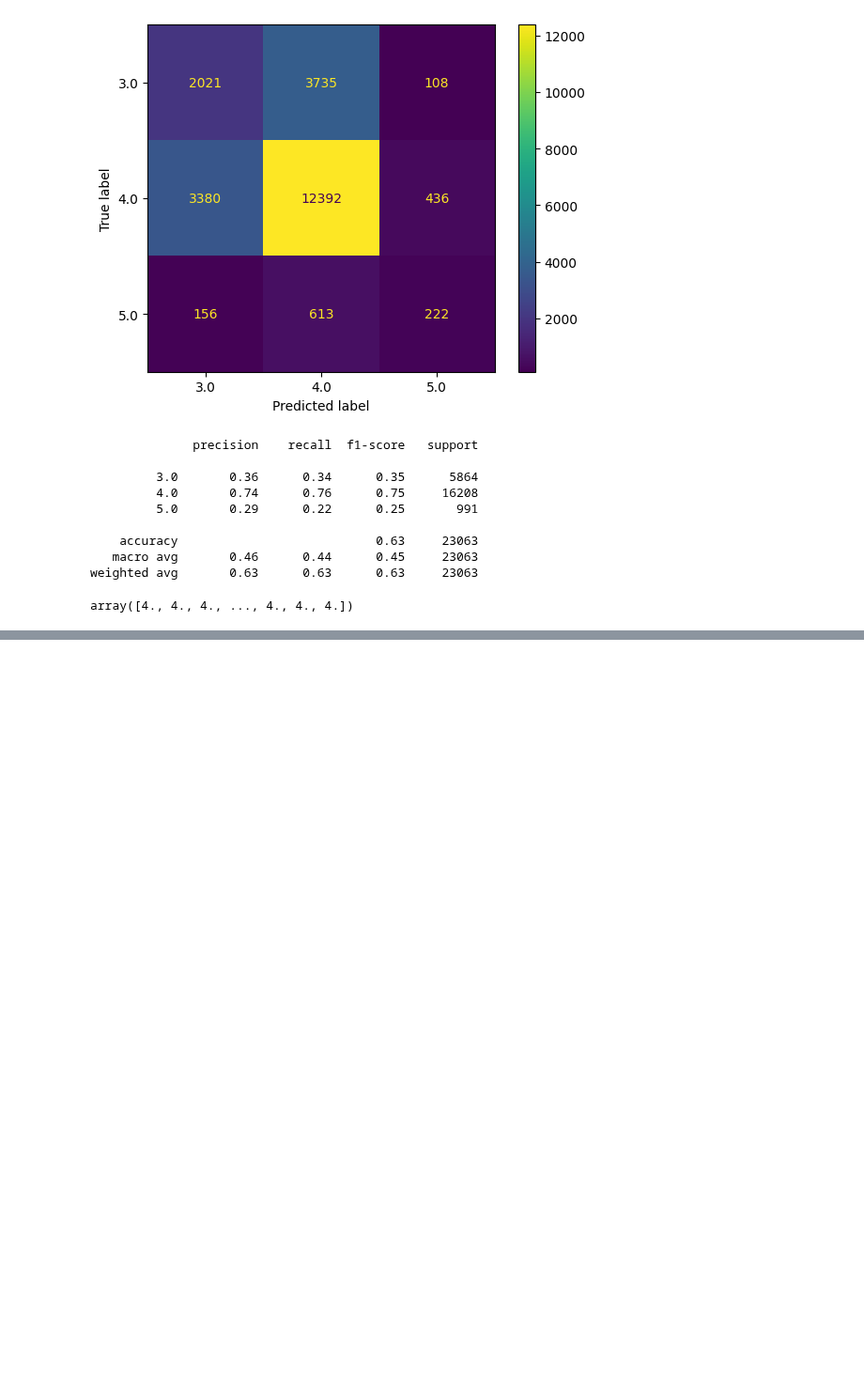
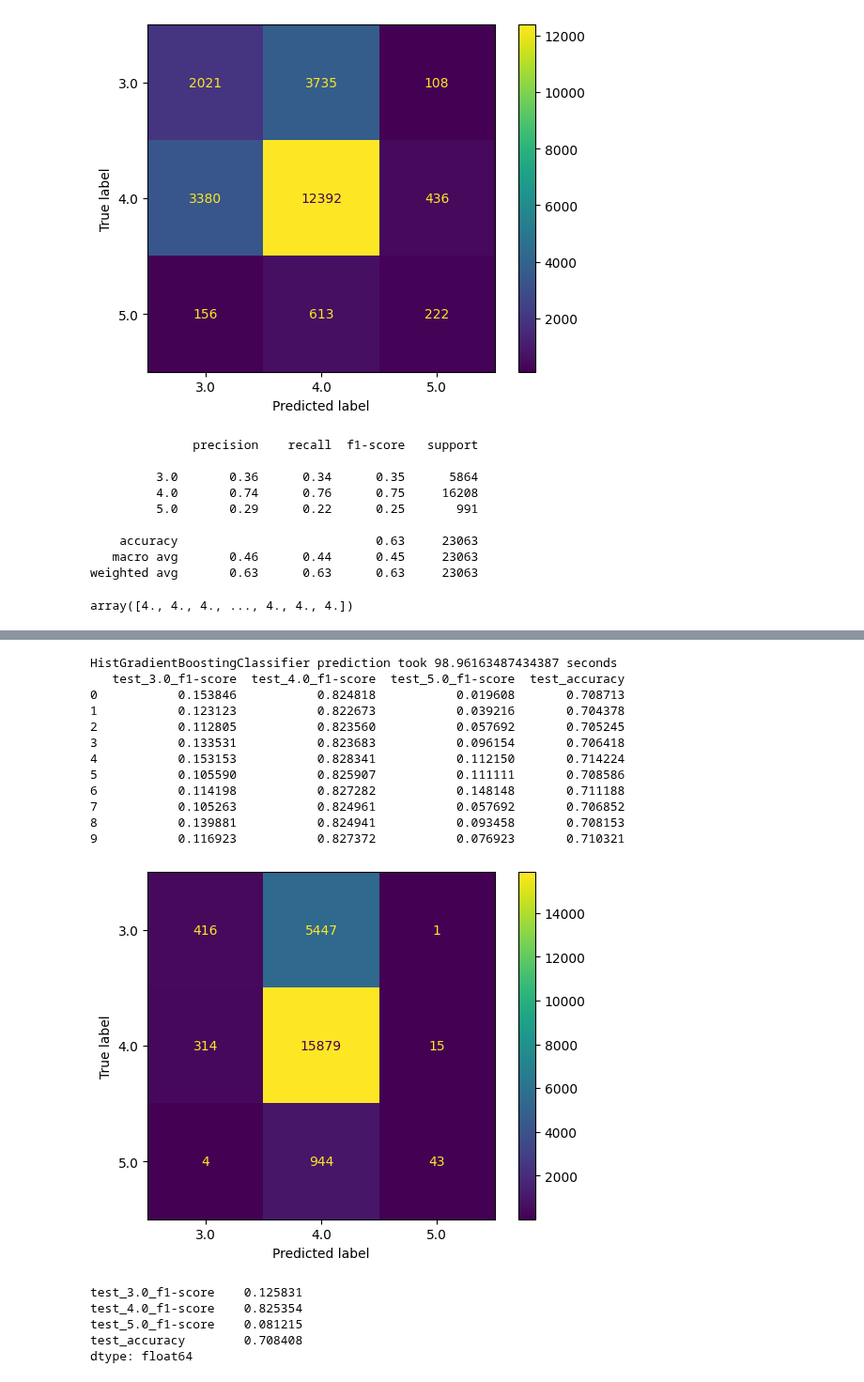
Before and after one commit to 7angel4/Goodreads-rating-classification, a Jupyter notebook: Appendix.ipynb, the cells around one changed output, grey strips where cells are left out. Shown at 94% size. Cells and saved outputs as stored; diff of their text form; code cells hidden in the pictures; blank space fills up the shorter version.

```diff
--- a/Appendix.ipynb
+++ b/Appendix.ipynb
@@ -878,0 +961,23 @@ array([4., 4., 4., ..., 4., 4., 4.])
+# %%
+hgb = HistGradientBoostingClassifier(random_state=30027, max_leaf_nodes=30, learning_rate=0.1)
+hgb.fit(X, y)
+cross_val_report(hgb, X, y)[1]
+# %% [output]
+HistGradientBoostingClassifier prediction took 98.96163487434387 seconds
+   test_3.0_f1-score  test_4.0_f1-score  test_5.0_f1-score  test_accuracy
+0           0.153846           0.824818           0.019608       0.708713
+1           0.123123           0.822673           0.039216       0.704378
+2           0.112805           0.823560           0.057692       0.705245
+3           0.133531           0.823683           0.096154       0.706418
+4           0.153153           0.828341           0.112150       0.714224
+5           0.105590           0.825907           0.111111       0.708586
+6           0.114198           0.827282           0.148148       0.711188
+7           0.105263           0.824961           0.057692       0.706852
+8           0.139881           0.824941           0.093458       0.708153
+9           0.116923           0.827372           0.076923       0.710321
+[figure, added]
+test_3.0_f1-score    0.125831
+test_4.0_f1-score    0.825354
+test_5.0_f1-score    0.081215
+test_accuracy        0.708408
+dtype: float64
```
Also changed, not shown: parts of 4 cells of this notebook, 6 other files.
